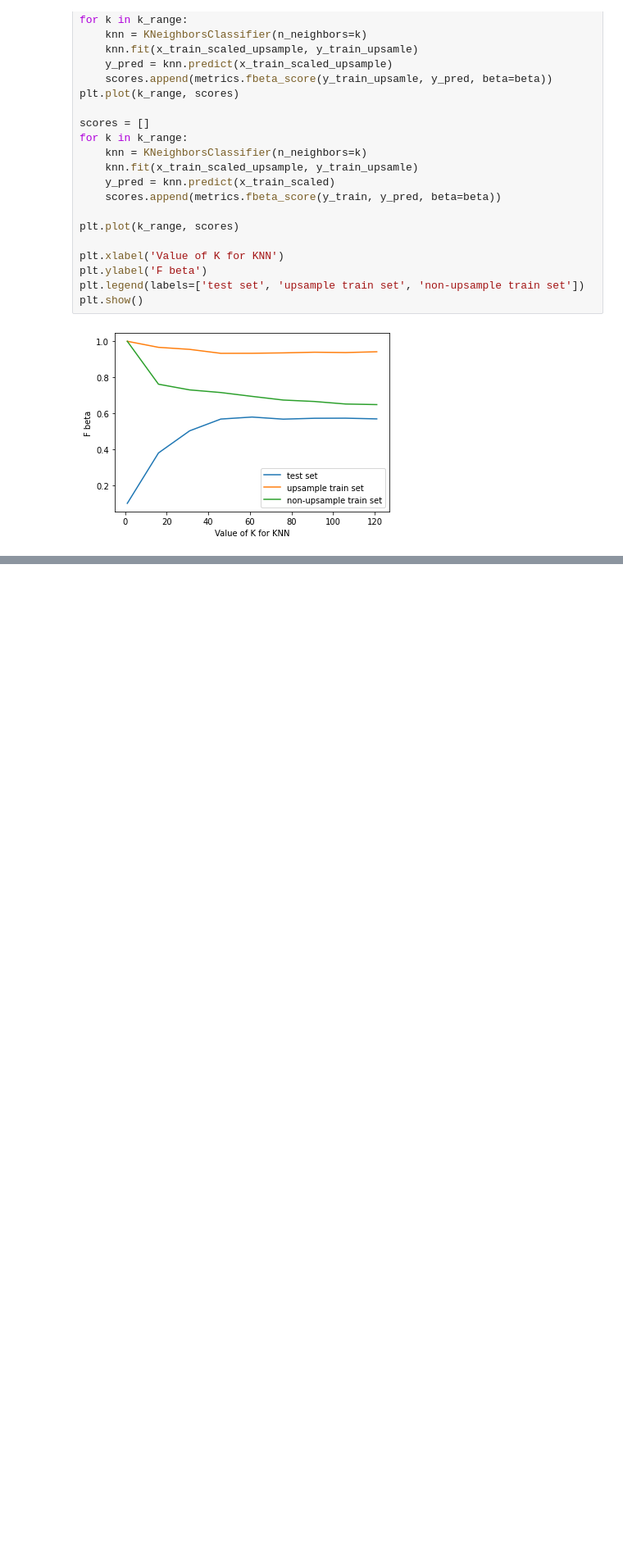
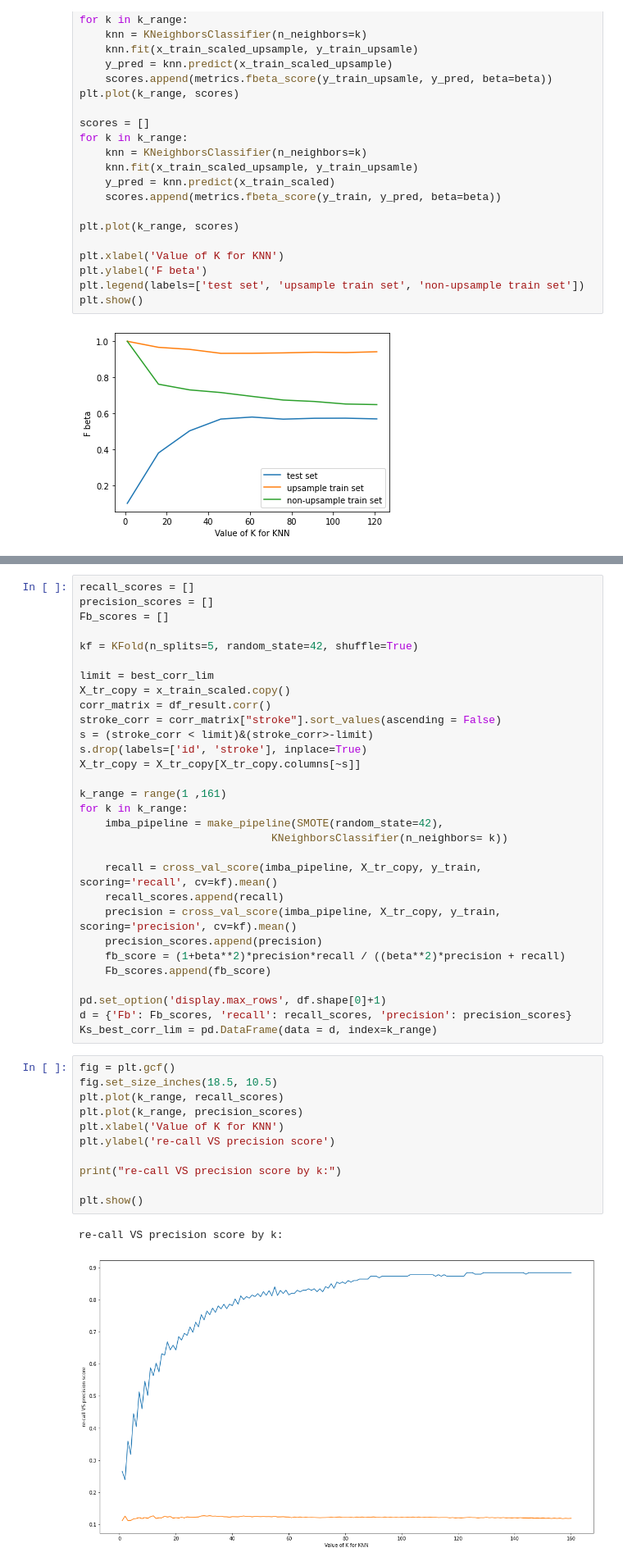
Before and after one commit to A-Sarayut/ML, a Jupyter notebook: K_NN.ipynb, the cells around one changed output, grey strips where cells are left out. Shown: that part at 82% size. Saved outputs shown, nothing was run; the diff lists cells and outputs as text; blank space fills up the shorter version.

```diff
--- a/K_NN.ipynb
+++ b/K_NN.ipynb
@@ -494,0 +586,44 @@ plt.show()
+# %%
+recall_scores = []
+precision_scores = []
+Fb_scores = []
+
+kf = KFold(n_splits=5, random_state=42, shuffle=True)
+
+limit = best_corr_lim
+X_tr_copy = x_train_scaled.copy()
+corr_matrix = df_result.corr()
+stroke_corr = corr_matrix["stroke"].sort_values(ascending = False)
+s = (stroke_corr < limit)&(stroke_corr>-limit)
+s.drop(labels=['id', 'stroke'], inplace=True)
+X_tr_copy = X_tr_copy[X_tr_copy.columns[~s]]
+
+k_range = range(1 ,161)
+for k in k_range:
+    imba_pipeline = make_pipeline(SMOTE(random_state=42),
+                              KNeighborsClassifier(n_neighbors= k))
+
+    recall = cross_val_score(imba_pipeline, X_tr_copy, y_train, scoring='recall', cv=kf).mean()
+    recall_scores.append(recall)
+    precision = cross_val_score(imba_pipeline, X_tr_copy, y_train, scoring='precision', cv=kf).mean()
+    precision_scores.append(precision)
+    fb_score = (1+beta**2)*precision*recall / ((beta**2)*precision + recall)
+    Fb_scores.append(fb_score)
+
+pd.set_option('display.max_rows', df.shape[0]+1)
+d = {'Fb': Fb_scores, 'recall': recall_scores, 'precision': precision_scores}
+Ks_best_corr_lim = pd.DataFrame(data = d, index=k_range)
+# %%
+fig = plt.gcf()
+fig.set_size_inches(18.5, 10.5)
+plt.plot(k_range, recall_scores)
+plt.plot(k_range, precision_scores)
+plt.xlabel('Value of K for KNN')
+plt.ylabel('re-call VS precision score')
+
+print("re-call VS precision score by k:")
+
+plt.show()
+# %% [output]
+re-call VS precision score by k:
+[figure, added]
```
Also changed, not shown: parts of 17 cells of this notebook.
